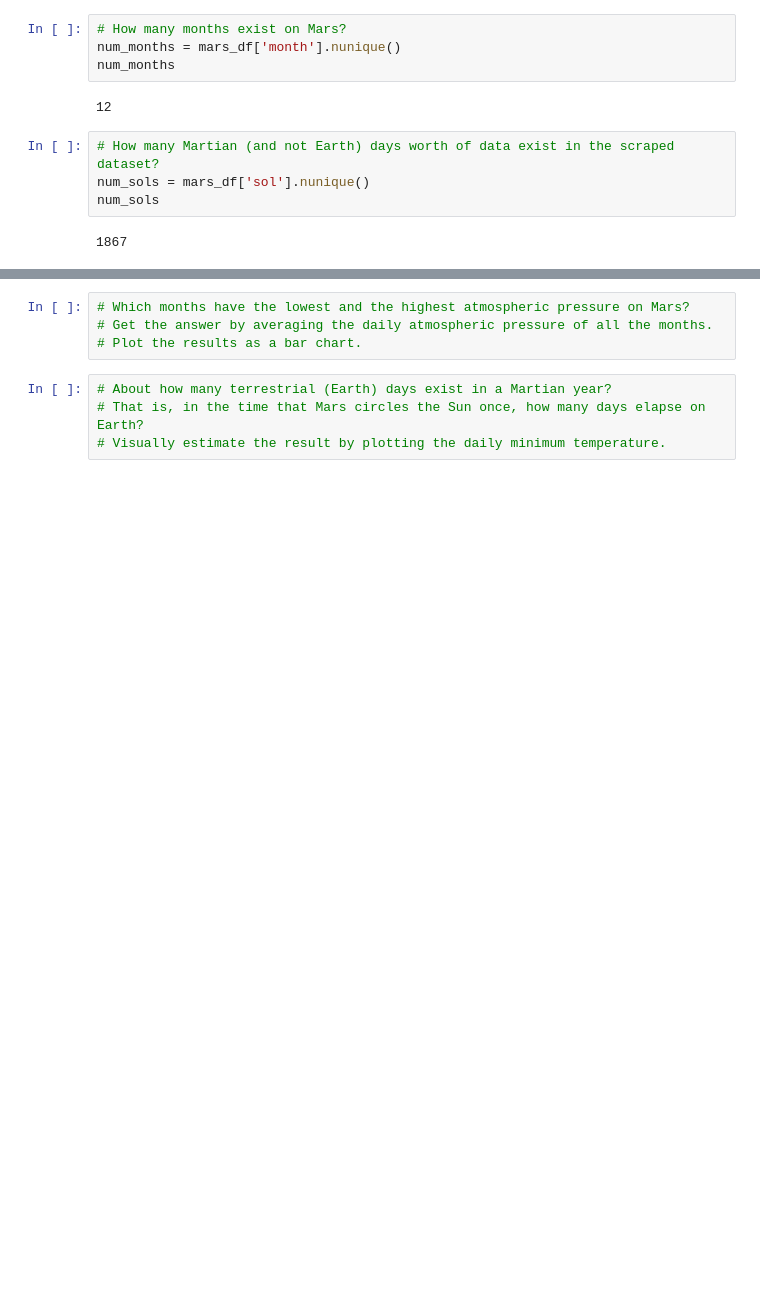
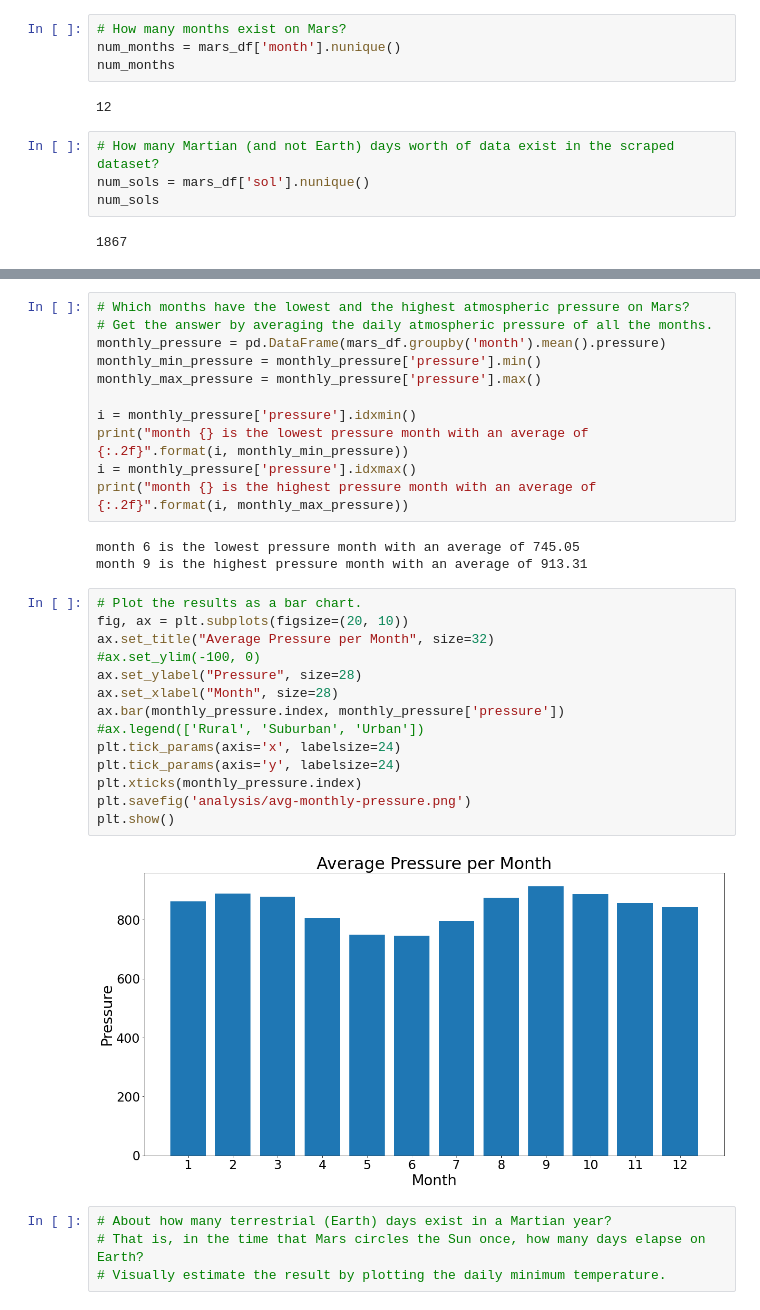
Before and after one commit to bristlab/Mission-to-Mars, a Jupyter notebook: mars_data_challenge_part_2.ipynb, the cells around one changed output, grey strips where cells are left out. Drawn from its saved outputs; the diff is of its cells as text; blank space fills up the shorter version.

```diff
--- a/mars_data_challenge_part_2.ipynb
+++ b/mars_data_challenge_part_2.ipynb
@@ -148,7 +145,33 @@ plt.show()
 # %%
 # Which months have the lowest and the highest atmospheric pressure on Mars?
 # Get the answer by averaging the daily atmospheric pressure of all the months.
-# Plot the results as a bar chart.
+monthly_pressure = pd.DataFrame(mars_df.groupby('month').mean().pressure)
+monthly_min_pressure = monthly_pressure['pressure'].min()
+monthly_max_pressure = monthly_pressure['pressure'].max()
+
+i = monthly_pressure['pressure'].idxmin()
+print("month {} is the lowest pressure month with an average of {:.2f}".format(i, monthly_min_pressure))
+i = monthly_pressure['pressure'].idxmax()
+print("month {} is the highest pressure month with an average of {:.2f}".format(i, monthly_max_pressure))
+# %% [output]
+month 6 is the lowest pressure month with an average of 745.05
+month 9 is the highest pressure month with an average of 913.31
+# %%
+# Plot the results as a bar chart.
+fig, ax = plt.subplots(figsize=(20, 10))
+ax.set_title("Average Pressure per Month", size=32)
+#ax.set_ylim(-100, 0)
+ax.set_ylabel("Pressure", size=28)
+ax.set_xlabel("Month", size=28)
+ax.bar(monthly_pressure.index, monthly_pressure['pressure'])
+#ax.legend(['Rural', 'Suburban', 'Urban'])
+plt.tick_params(axis='x', labelsize=24)
+plt.tick_params(axis='y', labelsize=24)
+plt.xticks(monthly_pressure.index)
+plt.savefig('analysis/avg-monthly-pressure.png')
+plt.show()
+# %% [output]
+[figure, added]
 # %%
 # About how many terrestrial (Earth) days exist in a Martian year?
 # That is, in the time that Mars circles the Sun once, how many days elapse on Earth?
```
Also changed, not shown: parts of 7 cells of this notebook, 4 other files.
